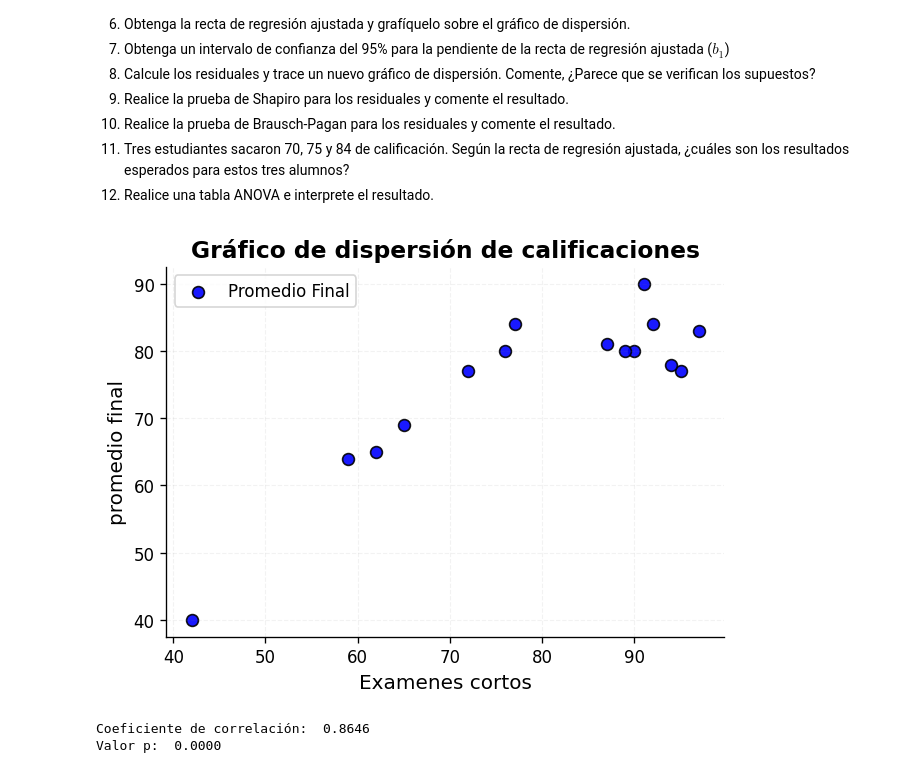
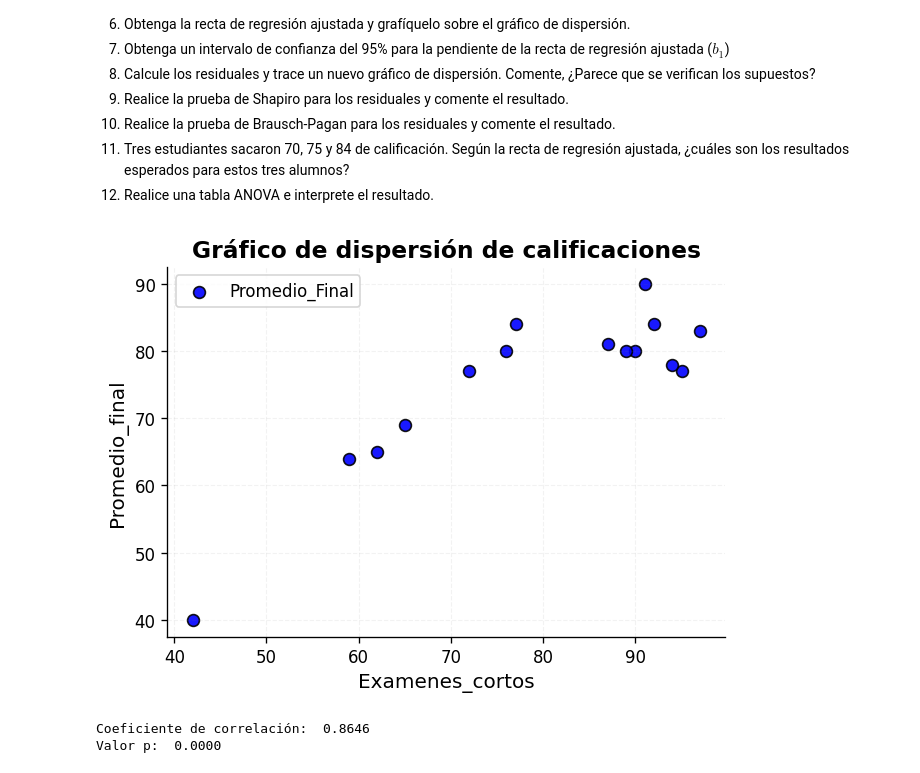
Before and after one commit to joshirdzdel-svg/estadisticainferencial2026A, a Jupyter notebook: Untitled0.ipynb, the cells around one changed output. Drawn from its saved outputs; the diff is of its cells as text; code cells hidden in the pictures.

```diff
--- a/Untitled0.ipynb
+++ b/Untitled0.ipynb
@@ -78,7 +78,7 @@ plt.scatter(
     edgecolor='black',    # borde de los puntos
     alpha=0.9 ,           # transparencia
     s=50,                 # tamaño de los puntos
-    label='Promedio Final' # etiqueta para la leyenda
+    label='Promedio_Final' # etiqueta para la leyenda
 )
 
 # --- Título ---
@@ -90,12 +90,12 @@ plt.title(
 
 # --- Etiquetas de los ejes ---
 plt.xlabel(
-    'Examenes cortos',
+    'Examenes_cortos',
     fontsize=12
 )
 
 plt.ylabel(
-    'promedio final',
+    'Promedio_final',
     fontsize=12
 )
 
@@ -115,34 +115,34 @@ plt.grid(
     linewidth=0.7,
     alpha=0.1,
     color="gray"
 )
 
 # --- Leyenda ---
 plt.legend(
     fontsize=10,
     loc='best',
     frameon=True
 )
 
 # --- Nota al pie ---
 plt.text(
     0.4, -0.2,
     '',
     fontsize=8,
     ha='left',
     va='center',
     transform=plt.gca().transAxes
 )
 
 # --- Guardar gráfico ---
 plt.savefig(
     "grafico_dispersion.png",
     bbox_inches='tight'
     )
 
 plt.show()
 # %% [output]
-[figure, old version]
+[figure, new version]
 # %%
 from scipy.stats import pearsonr
 
```
Also changed, not shown: parts of 1 cell of this notebook.
